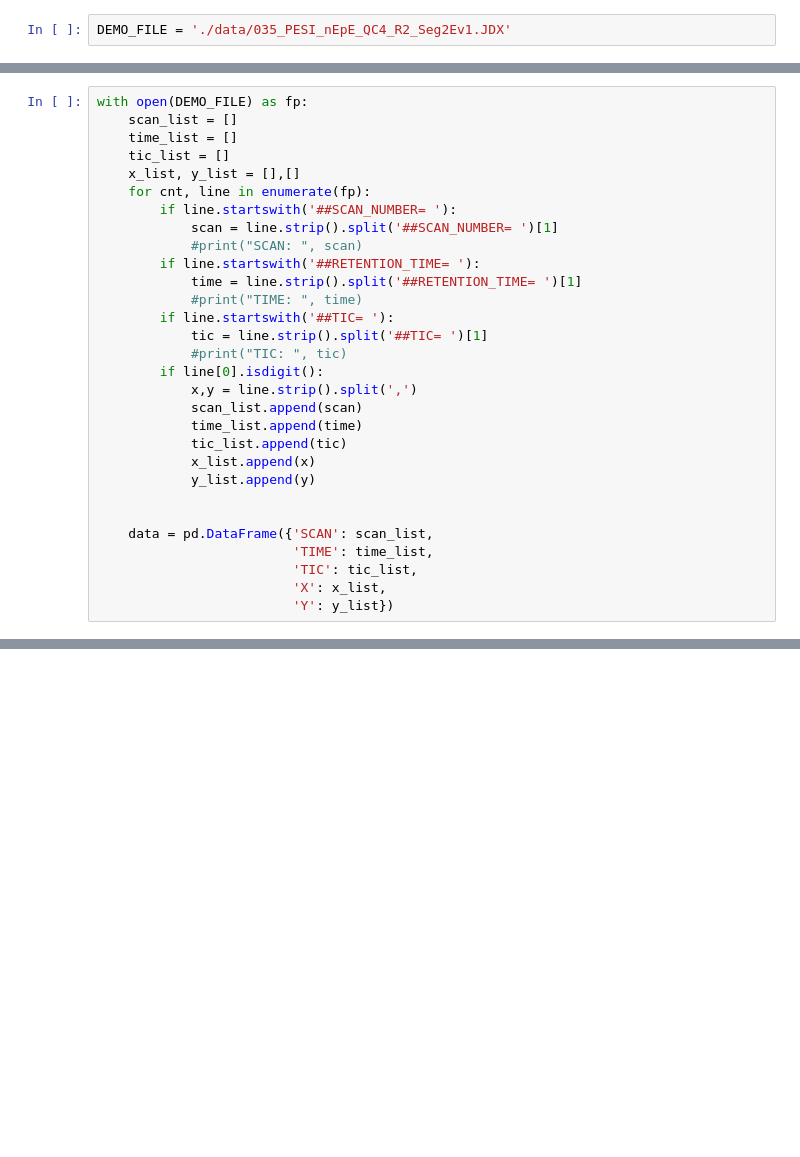
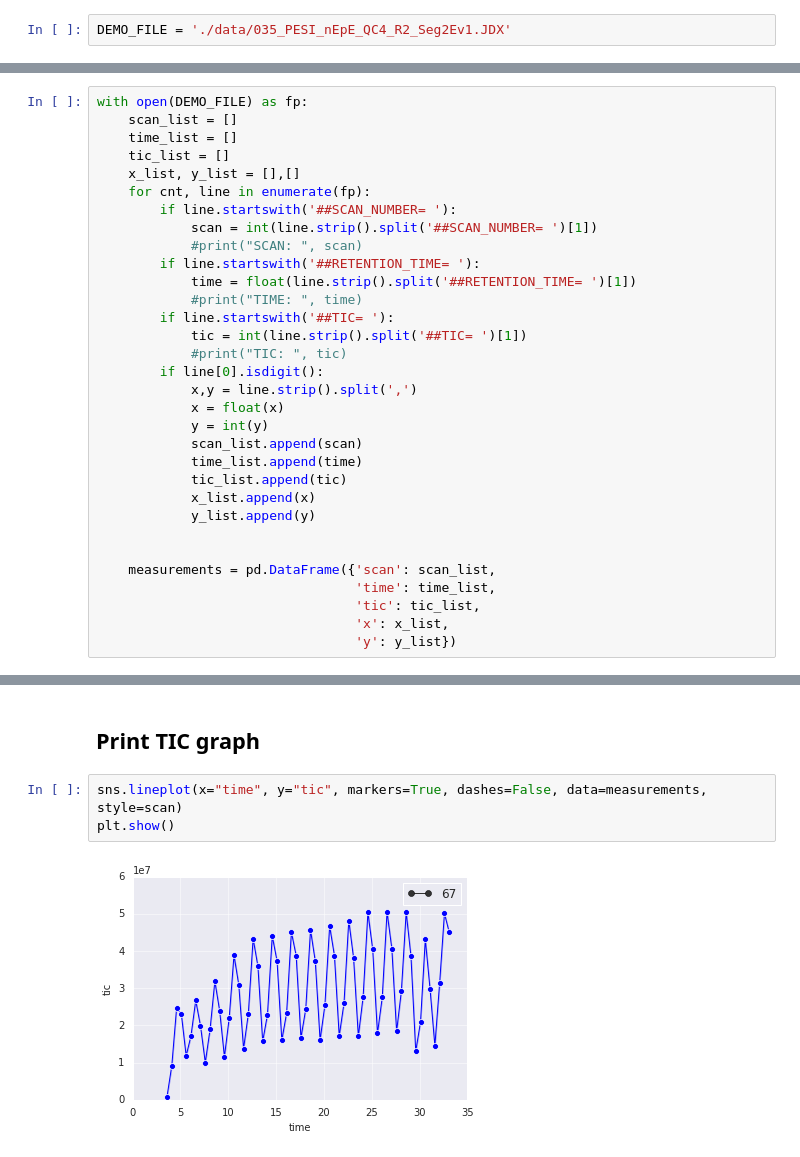
Before and after one commit to plopezgarcia/one-offs, a Jupyter notebook: jcamp-view/jcamp-view.ipynb, the cells around one changed output, grey strips where cells are left out. Saved outputs shown, nothing was run; the diff lists cells and outputs as text; blank space fills up the shorter version.

```diff
--- a/jcamp-view/jcamp-view.ipynb
+++ b/jcamp-view/jcamp-view.ipynb
@@ -45,16 +40,18 @@ with open(DEMO_FILE) as fp:
     x_list, y_list = [],[]
     for cnt, line in enumerate(fp):
         if line.startswith('##SCAN_NUMBER= '):
-            scan = line.strip().split('##SCAN_NUMBER= ')[1]
+            scan = int(line.strip().split('##SCAN_NUMBER= ')[1])
             #print("SCAN: ", scan)
         if line.startswith('##RETENTION_TIME= '):
-            time = line.strip().split('##RETENTION_TIME= ')[1]
+            time = float(line.strip().split('##RETENTION_TIME= ')[1])
             #print("TIME: ", time)
         if line.startswith('##TIC= '):
-            tic = line.strip().split('##TIC= ')[1]
+            tic = int(line.strip().split('##TIC= ')[1])
             #print("TIC: ", tic)
         if line[0].isdigit():
             x,y = line.strip().split(',')
+            x = float(x)
+            y = int(y)
             scan_list.append(scan)
             time_list.append(time)
             tic_list.append(tic)
@@ -62,8 +59,8 @@ with open(DEMO_FILE) as fp:
             y_list.append(y)
 
 
-    data = pd.DataFrame({'SCAN': scan_list,
-                         'TIME': time_list,
-                         'TIC': tic_list,
-                         'X': x_list,
-                         'Y': y_list})
+    measurements = pd.DataFrame({'scan': scan_list,
+                                 'time': time_list,
+                                 'tic': tic_list,
+                                 'x': x_list,
+                                 'y': y_list})
@@ -85,0 +92,7 @@ data
+# %% [markdown]
+## Print TIC graph
+# %%
+sns.lineplot(x="time", y="tic", markers=True, dashes=False, data=measurements, style=scan)
+plt.show()
+# %% [output]
+[figure, added]
```
Also changed, not shown: parts of 5 cells of this notebook.
